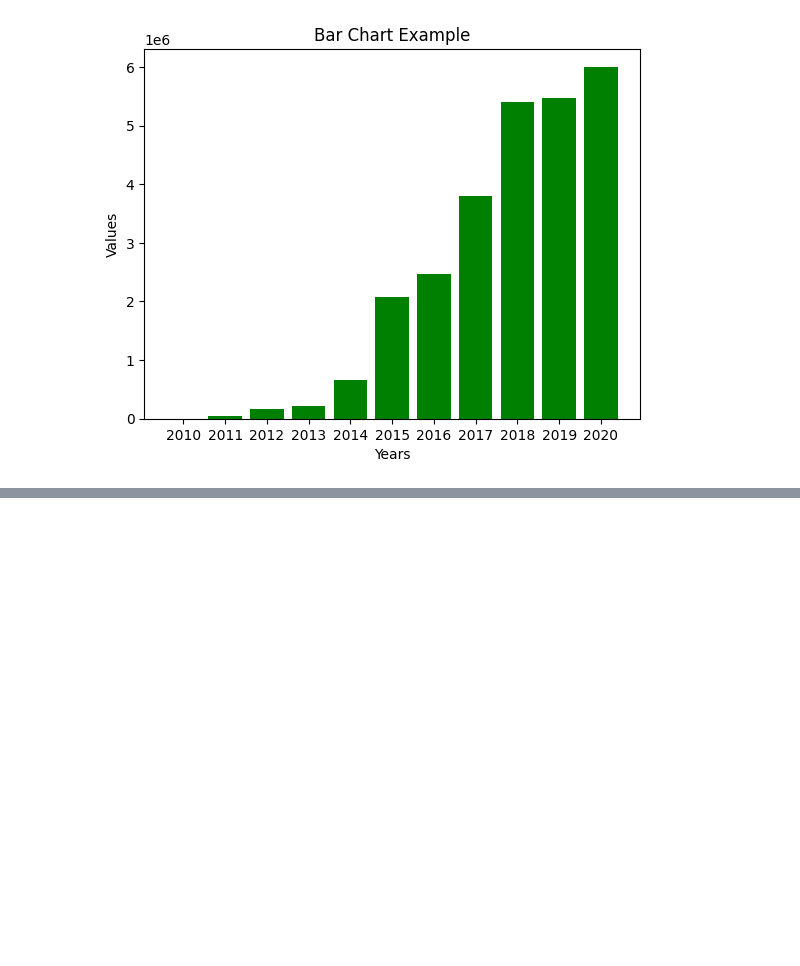
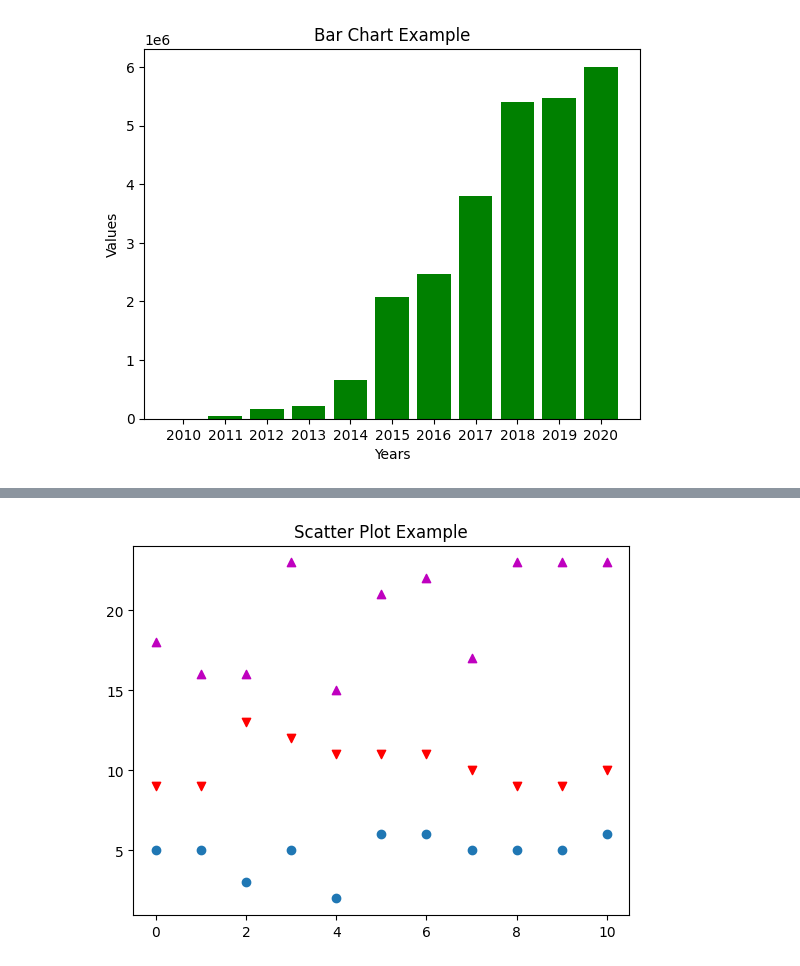
Before and after one commit to harmkenn/Python-Workbooks, a Jupyter notebook: python-course.eu/E_PC12_MatPlotLib.ipynb, the cells around one changed output, grey strips where cells are left out. Drawn from its saved outputs; the diff is of its cells as text; code cells hidden in the pictures; blank space fills up the shorter version.

```diff
--- a/python-course.eu/E_PC12_MatPlotLib.ipynb
+++ b/python-course.eu/E_PC12_MatPlotLib.ipynb
@@ -68,0 +83,19 @@ plt.show()
+# %%
+import matplotlib.pyplot as plt
+import numpy as np
+
+x = np.arange(0, 11)
+
+y1 = np.random.randint(2, 7, (11,))
+y2 = np.random.randint(9, 14, (11,))
+y3 = np.random.randint(15, 25, (11,))
+
+# Markers: https://matplotlib.org/api/markers_api.html
+
+plt.scatter(x, y1)
+plt.scatter(x, y2, marker='v', color='r')
+plt.scatter(x, y3, marker='^', color='m')
+plt.title('Scatter Plot Example')
+plt.show()
+# %% [output]
+[figure, added]
```
Also changed, not shown: parts of 2 cells of this notebook.
